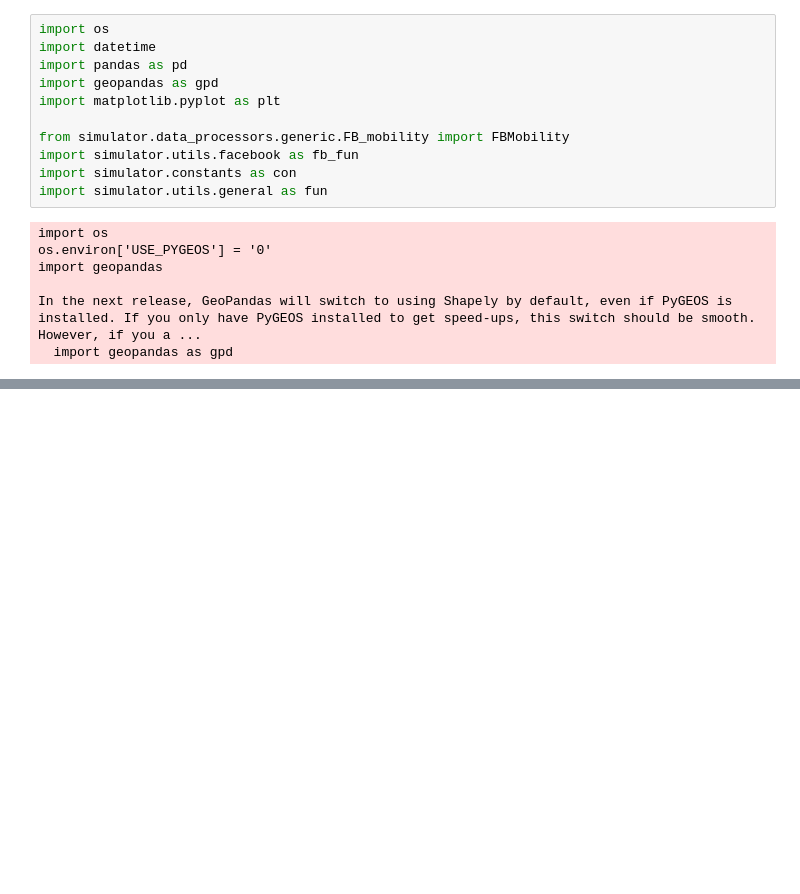
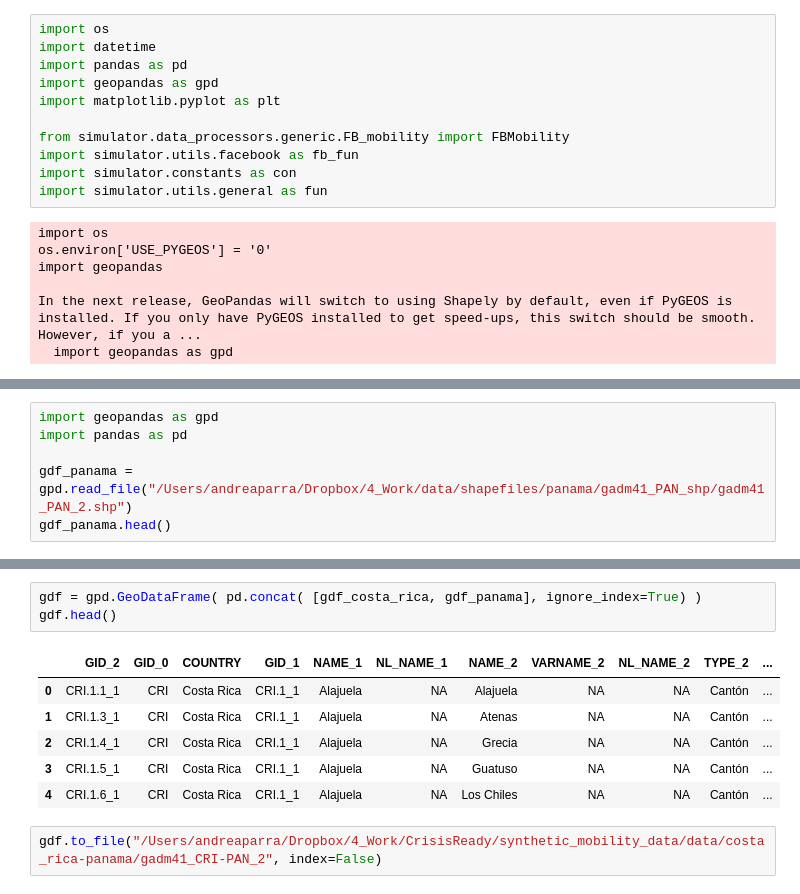
Before and after one commit to minigonche/synthetic_mobility_data_generator, a Jupyter notebook: Andrea.ipynb, the cells around one changed output, grey strips where cells are left out. Cells and saved outputs as stored; diff of their text form; blank space fills up the shorter version.

```diff
--- a/Andrea.ipynb
+++ b/Andrea.ipynb
@@ -223,0 +265,6 @@ print(f"{TAB}{TAB}Done.")
+# %%
+import geopandas as gpd
+import pandas as pd
+
+gdf_panama = gpd.read_file("/Users/andreaparra/Dropbox/4_Work/data/shapefiles/panama/gadm41_PAN_shp/gadm41_PAN_2.shp")
+gdf_panama.head()
@@ -223,0 +288,12 @@ print(f"{TAB}{TAB}Done.")
+# %%
+gdf = gpd.GeoDataFrame( pd.concat( [gdf_costa_rica, gdf_panama], ignore_index=True) )
+gdf.head()
+# %% [output]
+|  | GID_2 | GID_0 | COUNTRY | GID_1 | NAME_1 | NL_NAME_1 | NAME_2 | VARNAME_2 | NL_NAME_2 | TYPE_2 | ... |
+| 0 | CRI.1.1_1 | CRI | Costa Rica | CRI.1_1 | Alajuela | NA | Alajuela | NA | NA | Cantón | ... |
+| 1 | CRI.1.3_1 | CRI | Costa Rica | CRI.1_1 | Alajuela | NA | Atenas | NA | NA | Cantón | ... |
+| 2 | CRI.1.4_1 | CRI | Costa Rica | CRI.1_1 | Alajuela | NA | Grecia | NA | NA | Cantón | ... |
+| 3 | CRI.1.5_1 | CRI | Costa Rica | CRI.1_1 | Alajuela | NA | Guatuso | NA | NA | Cantón | ... |
+| 4 | CRI.1.6_1 | CRI | Costa Rica | CRI.1_1 | Alajuela | NA | Los Chiles | NA | NA | Cantón | ... |
+# %%
+gdf.to_file("/Users/andreaparra/Dropbox/4_Work/CrisisReady/synthetic_mobility_data/data/costa_rica-panama/gadm41_CRI-PAN_2", index=False)
```
Also changed, not shown: parts of 16 cells of this notebook, 6 other files.
